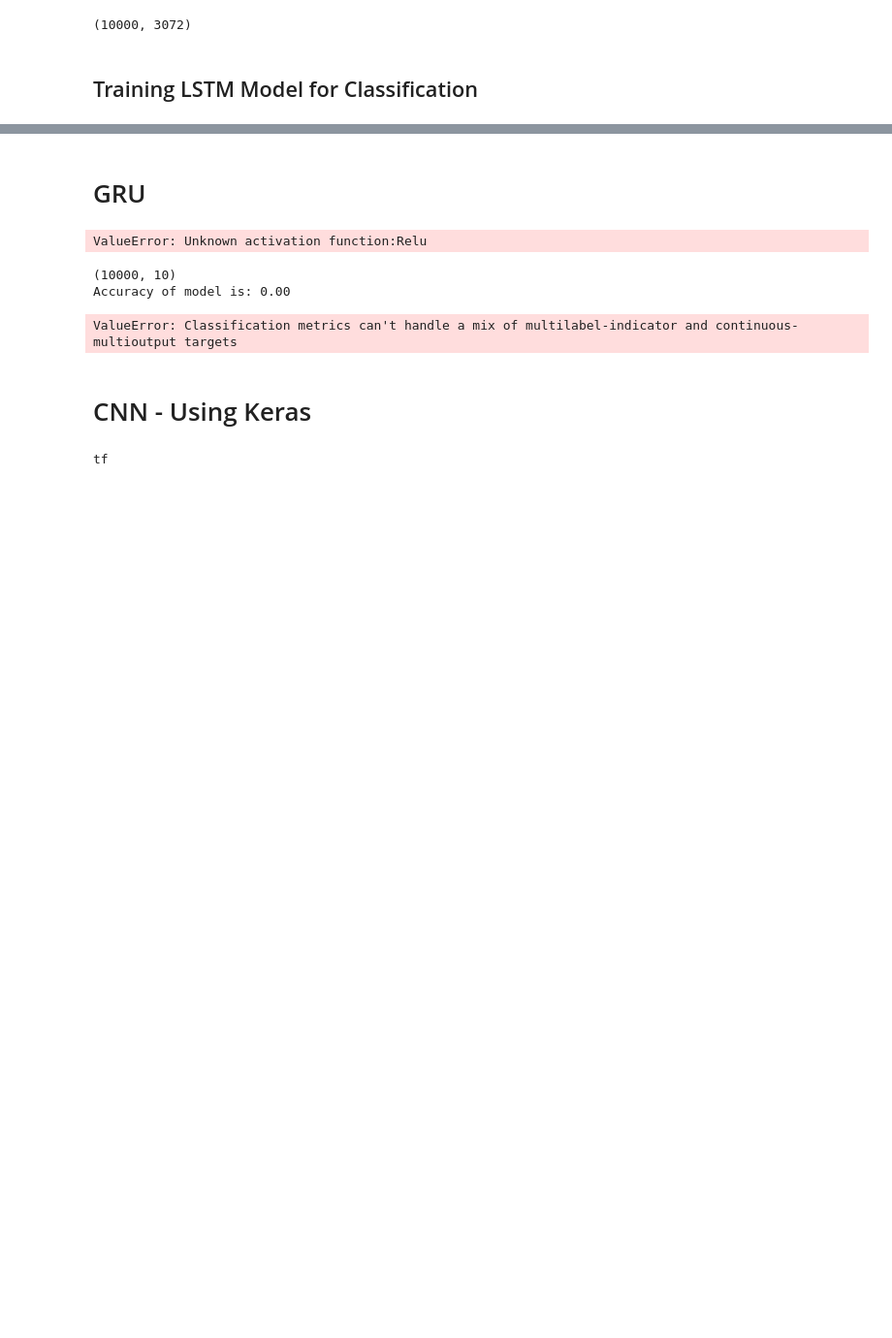
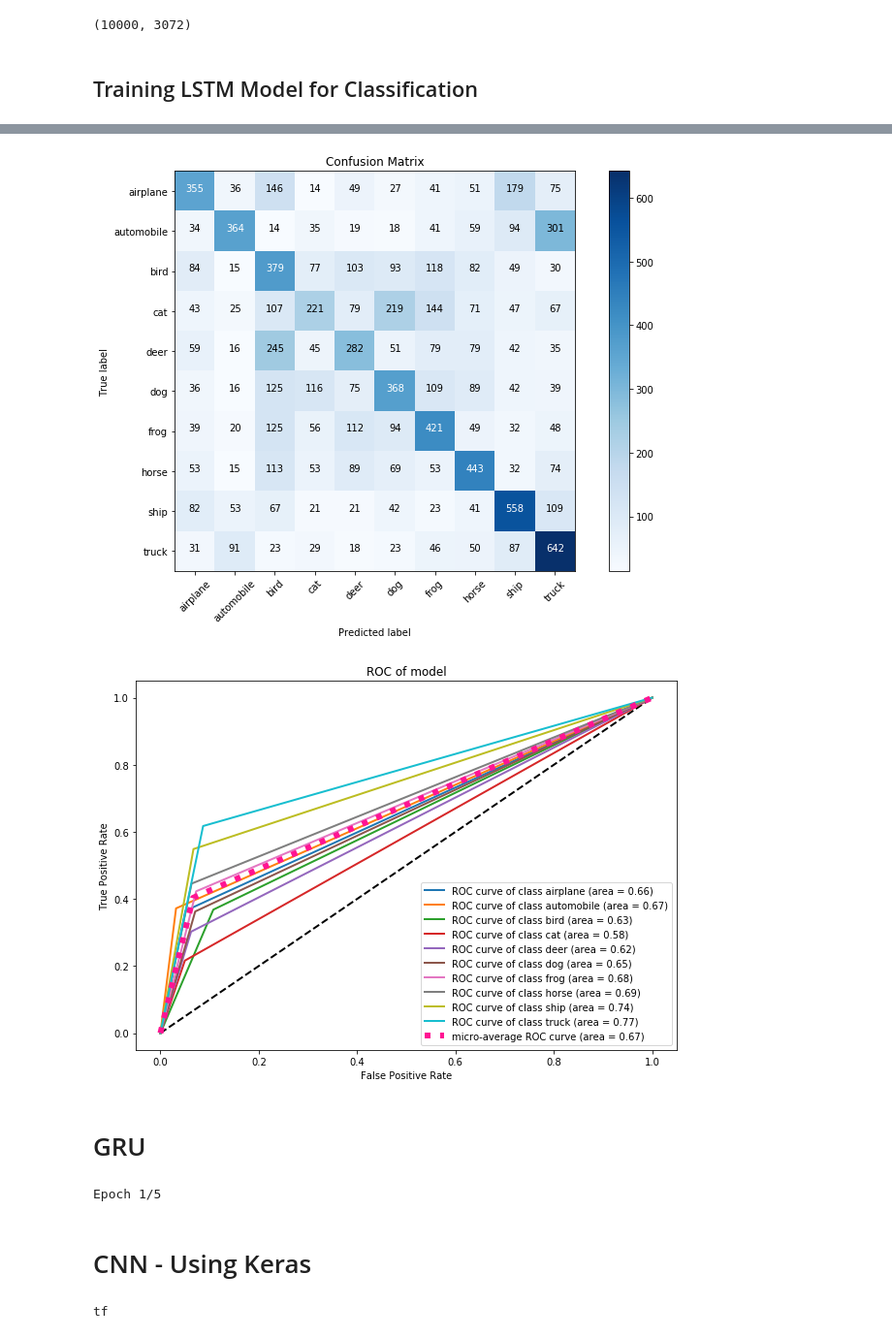
Before and after one commit to nagibshah/CIFAR-10-ImageClassifier, a Jupyter notebook: Cifar10-ImageClassifie-RS.ipynb, the cells around one changed output, grey strips where cells are left out. Shown at 97% size. Saved outputs shown, nothing was run; the diff lists cells and outputs as text; code cells hidden in the pictures; blank space fills up the shorter version.

Commit message:
RS
RNN with with Evaluation Metrics

```diff
--- a/Cifar10-ImageClassifie-RS.ipynb
+++ b/Cifar10-ImageClassifie-RS.ipynb
@@ -221,9 +222,9 @@ n_epochs=5
 model = Sequential()
 
 #model.add(ConvLSTM2D(n_units,kernel_size=(3,3), input_shape=(32,32,3)))
-model.add(LSTM(512, input_shape=(32,32), return_sequences = True))
+#model.add(LSTM(n_units, input_shape=(32,32), return_sequences = True))
 
-model.add(LSTM(512, input_shape=(32,32), return_sequences = False))
+model.add(LSTM(n_units, input_shape=(32,32), return_sequences = False))
 
 #model.add(LSTM(512, input_shape=(32,32), return_sequences = False))
 
@@ -254,5 +255,11 @@ test_loss = model.evaluate(grayImages_test, y_test)
 #test_loss = model.evaluate(x_test, y_test)
 
 print(test_loss)
+
+test_predict = model.predict(grayImages_test,batch_size=batch_size)
+print(test_predict.shape)
+y_pred1 = np.argmax(test_predict,axis=1)
+y_test_formatted = np.argmax(y_test, axis=1)
+EvaluateModel(y_test_formatted,y_pred1)
 # %% [output]
 Epoch 1/5
@@ -270,3 +282,5 @@ Epoch 5/5
+[figure, added]
+[figure, added]
 # %% [markdown]
 # GRU
 # %%
@@ -315,18 +329,15 @@ test_loss = model.evaluate(grayImages_test, y_test)
 #test_loss = model.evaluate(x_test, y_test)
 
 print(test_loss)
+
+
+test_predict = model.predict(grayImages_test,batch_size=batch_size)
+print(test_predict.shape)
+y_pred1 = np.argmax(test_predict,axis=1)
+y_test_formatted = np.argmax(y_test, axis=1)
+EvaluateModel(y_test_formatted,y_pred1)
 # %% [output]
-ValueError: Unknown activation function:Relu
+Epoch 1/5
-# %%
-#test_predict = model.predict(grayImages_test)
-print(test_predict.shape)
-y_pred = np.argmax(test_predict,axis=1)
-EvaluateModel(y_test,test_predict)
-#y_pred
-# %% [output]
-(10000, 10)
-Accuracy of model is: 0.00
-ValueError: Classification metrics can't handle a mix of multilabel-indicator and continuous-multioutput targets
 # %% [markdown]
 # CNN - Using Keras
 # %%
```
Also changed, not shown: parts of 2 cells of this notebook.
